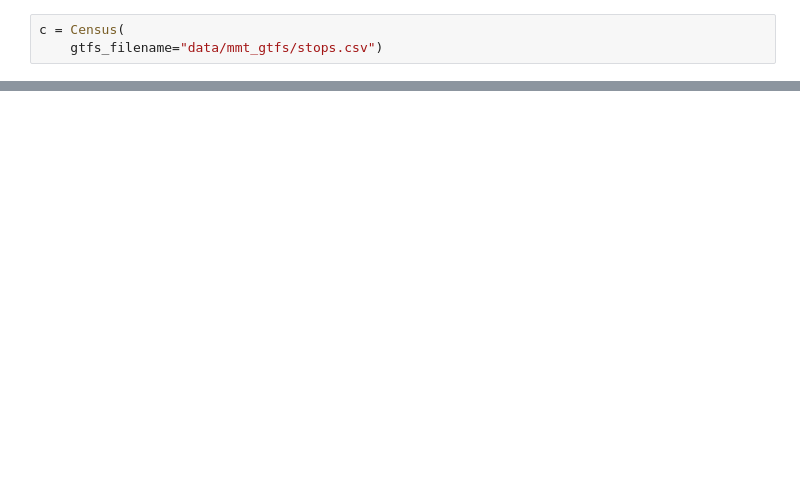
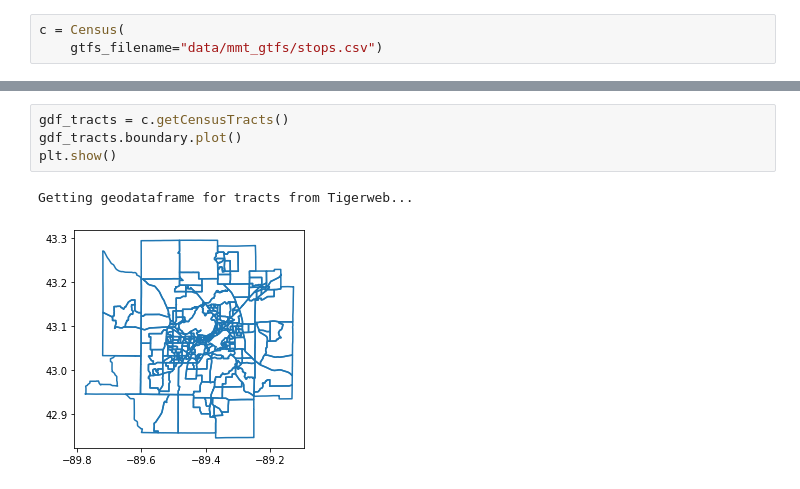
Before and after one commit to wisc-bus/simulator, a Jupyter notebook: Census_Development and Tutorial.ipynb, the cells around one changed output, grey strips where cells are left out. Cells and saved outputs as stored; diff of their text form; blank space fills up the shorter version.

Commit message:
building the Census class features and demo notebook

```diff
--- a/Census_Development and Tutorial.ipynb
+++ b/Census_Development and Tutorial.ipynb
@@ -25,0 +30,7 @@ c.gtfs_gdf
+# %%
+gdf_tracts = c.getCensusTracts()
+gdf_tracts.boundary.plot()
+plt.show()
+# %% [output]
+Getting geodataframe for tracts from Tigerweb...
+[figure, added]
```
Also changed, not shown: parts of 3 cells of this notebook, 3 other files.
